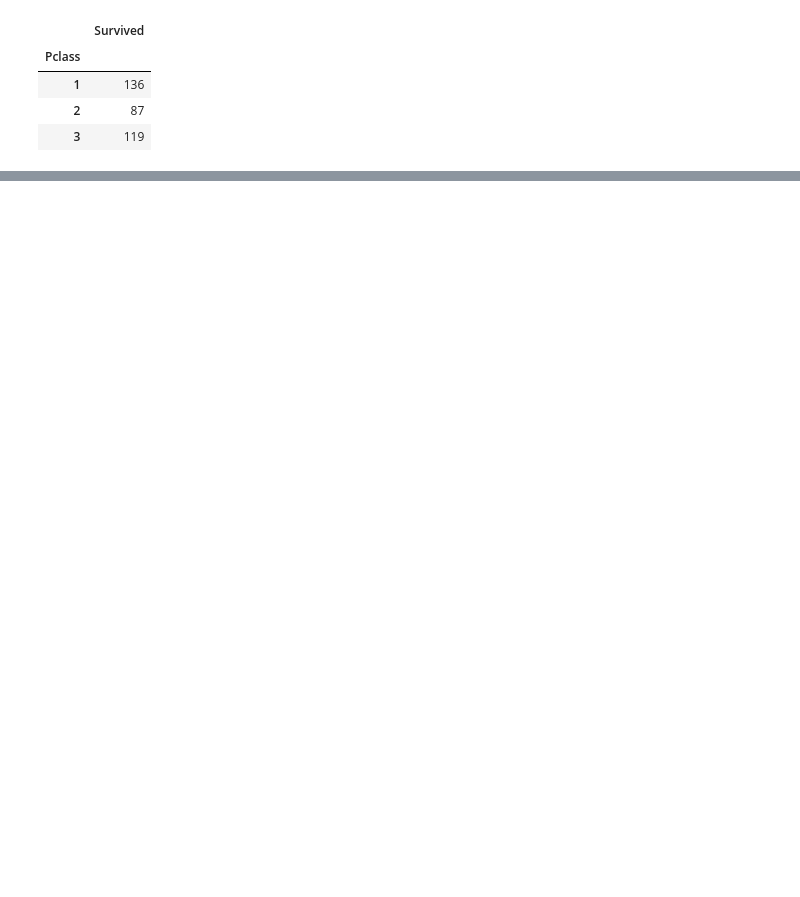
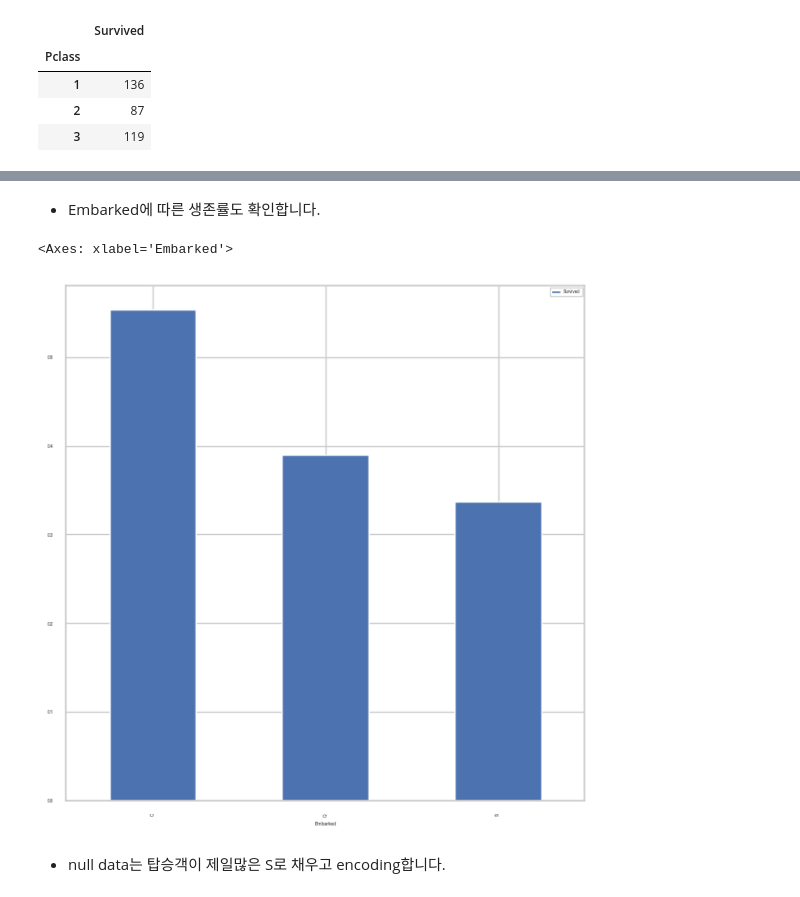
Before and after one commit to neton00/ml-assignment, a Jupyter notebook: titanic-data.ipynb, the cells around one changed output, grey strips where cells are left out. Drawn from its saved outputs; the diff is of its cells as text; code cells hidden in the pictures; blank space fills up the shorter version.

```diff
--- a/titanic-data.ipynb
+++ b/titanic-data.ipynb
@@ -136,0 +255,14 @@ train[['Pclass', 'Survived']].groupby(['Pclass'], as_index = True).sum()
+# %%
+train = train.drop(["Fare"], axis = 1)
+test = test.drop(["Fare"], axis = 1)
+# %% [markdown]
+- Embarked에 따른 생존률도 확인합니다.
+# %%
+f, ax = plt.subplots(1, 1, figsize = (7,7))
+
+train[["Embarked", "Survived"]].groupby(["Embarked"], as_index = True).mean().sort_values(by = "Survived", ascending = False).plot.bar(ax = ax)
+# %% [output]
+<Axes: xlabel='Embarked'>
+[figure, added]
+# %% [markdown]
+- null data는 탑승객이 제일많은 S로 채우고 encoding합니다.
```
Also changed, not shown: parts of 22 cells of this notebook, 2 other files.
